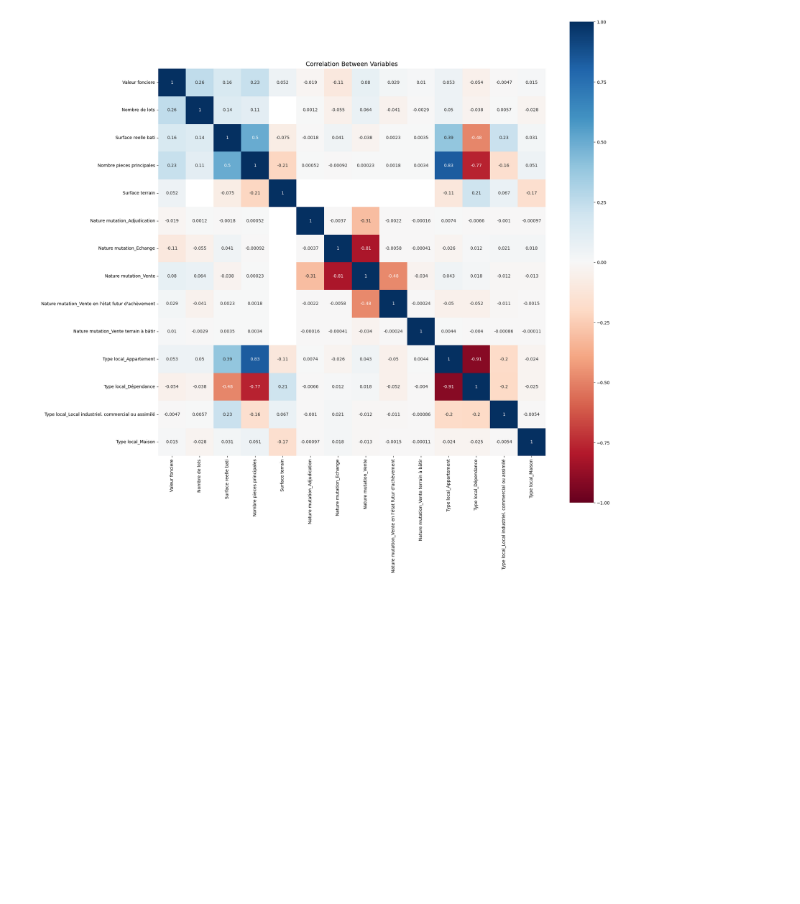
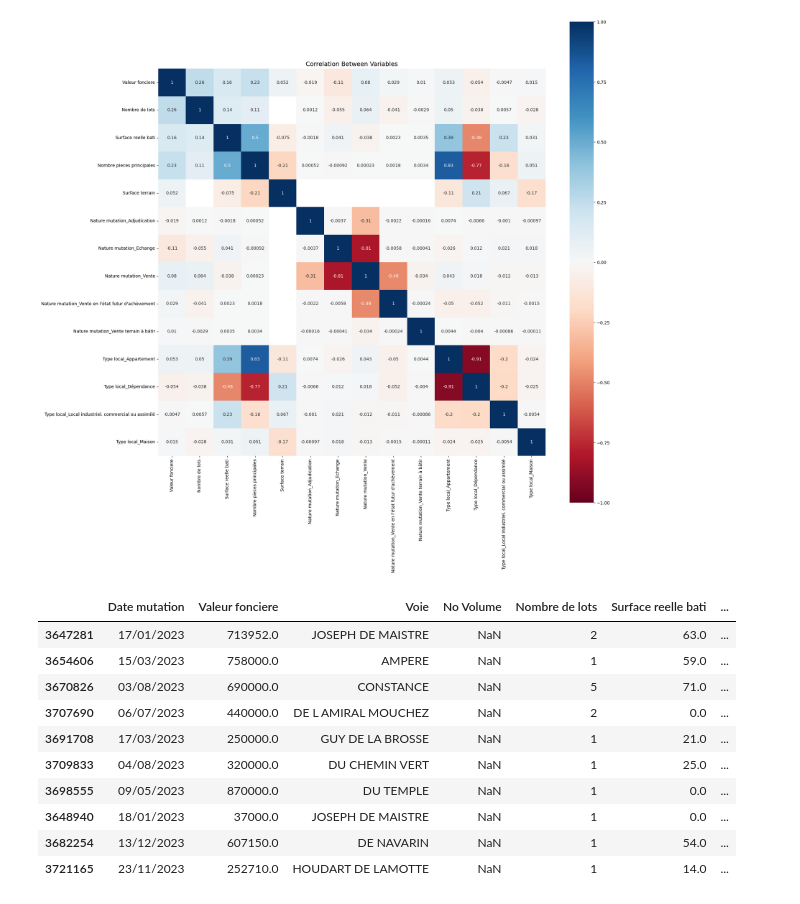
Before and after one commit to RicoAlv16/DVF_app, a Jupyter notebook: src/notebook.ipynb, the cells around one changed output. Cells and saved outputs as stored; diff of their text form; code cells hidden in the pictures; blank space fills up the shorter version.

```diff
--- a/src/notebook.ipynb
+++ b/src/notebook.ipynb
@@ -298,3 +298,17 @@ plt.title('Correlation Between Variables', size=14)
 plt.show()
 # %% [output]
 [figure]
+# %%
+dummied_data.sample(10)
+# %% [output]
+|  | Date mutation | Valeur fonciere | Voie | No Volume | Nombre de lots | Surface reelle bati | ... |
+| 3647281 | 17/01/2023 | 713952.0 | JOSEPH DE MAISTRE | NaN | 2 | 63.0 | ... |
+| 3654606 | 15/03/2023 | 758000.0 | AMPERE | NaN | 1 | 59.0 | ... |
+| 3670826 | 03/08/2023 | 690000.0 | CONSTANCE | NaN | 5 | 71.0 | ... |
+| 3707690 | 06/07/2023 | 440000.0 | DE L AMIRAL MOUCHEZ | NaN | 2 | 0.0 | ... |
+| 3691708 | 17/03/2023 | 250000.0 | GUY DE LA BROSSE | NaN | 1 | 21.0 | ... |
+| 3709833 | 04/08/2023 | 320000.0 | DU CHEMIN VERT | NaN | 1 | 25.0 | ... |
+| 3698555 | 09/05/2023 | 870000.0 | DU TEMPLE | NaN | 1 | 0.0 | ... |
+| 3648940 | 18/01/2023 | 37000.0 | JOSEPH DE MAISTRE | NaN | 1 | 0.0 | ... |
+| 3682254 | 13/12/2023 | 607150.0 | DE NAVARIN | NaN | 1 | 54.0 | ... |
+| 3721165 | 23/11/2023 | 252710.0 | HOUDART DE LAMOTTE | NaN | 1 | 14.0 | ... |
```
Also changed, not shown: parts of 7 cells of this notebook.
